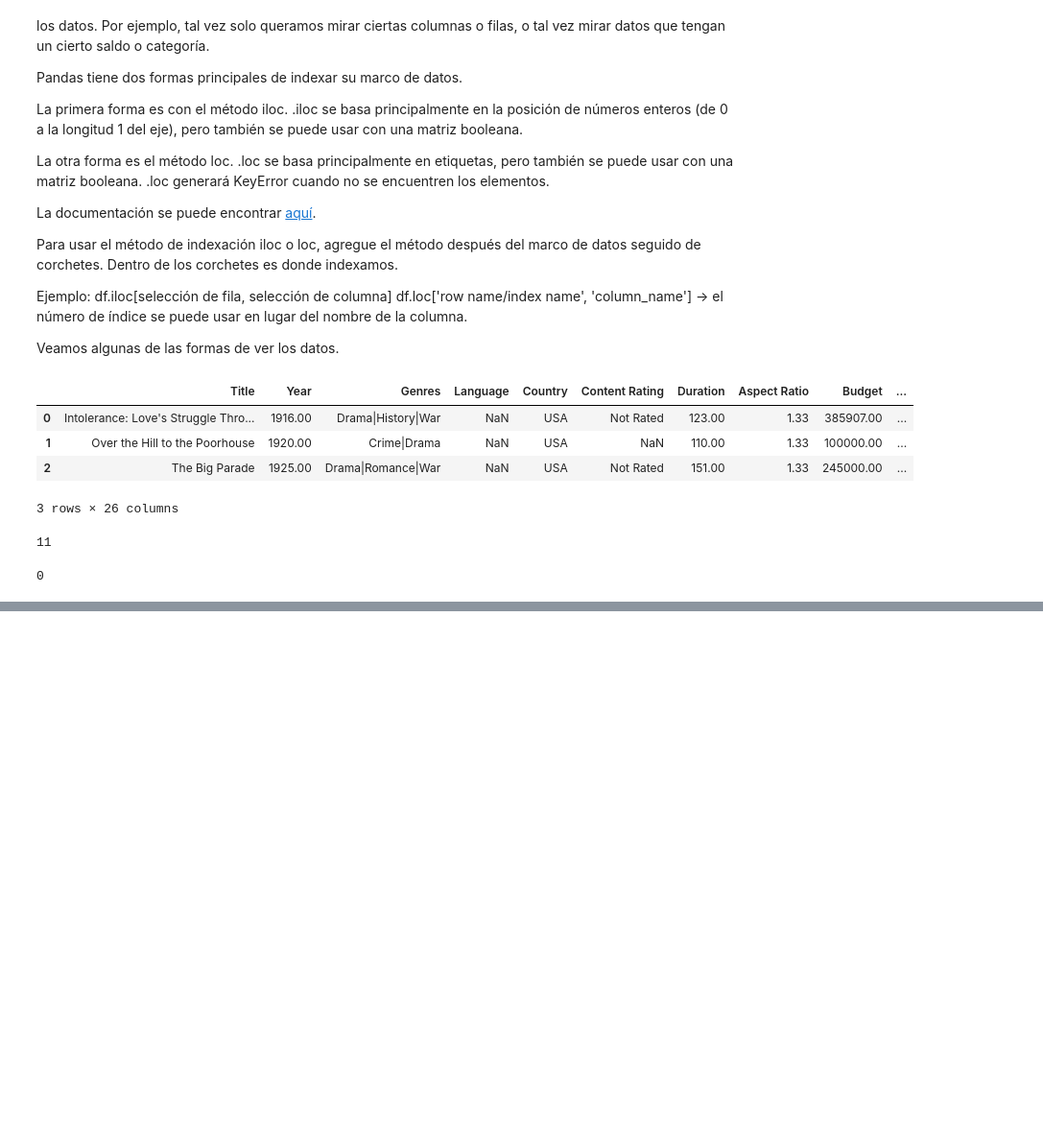
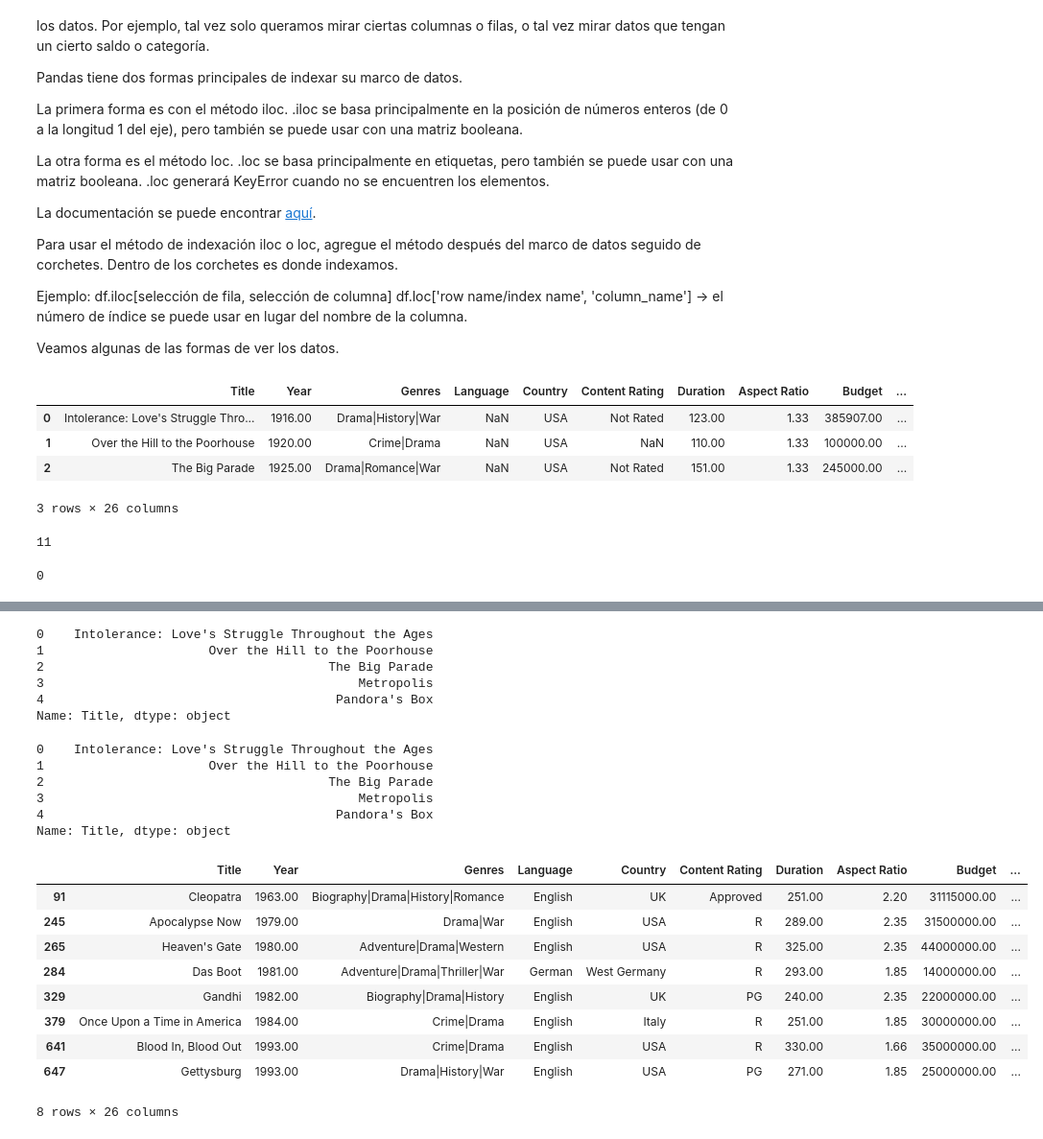
Before and after one commit to christianoliverahuerta/Public, a Jupyter notebook: notebooks/2.-Data-Wrangling/PythonDataAnalysisLibrary.ipynb, the cells around one changed output, grey strips where cells are left out. Shown at 96% size. Saved outputs shown, nothing was run; the diff lists cells and outputs as text; code cells hidden in the pictures; blank space fills up the shorter version.

```diff
--- a/notebooks/2.-Data-Wrangling/PythonDataAnalysisLibrary.ipynb
+++ b/notebooks/2.-Data-Wrangling/PythonDataAnalysisLibrary.ipynb
@@ -375,0 +376,37 @@ Index(['Title', 'Year', 'Genres', 'Language', 'Country', 'Content Rating',
+# %%
+# Para ver una sola columna, use corchetes y agregue el nombre de la columna entre comillas.
+# Veamos una sola columna. agregaremos el método .head() para ver los 5 primeros solo para ahorrar espacio
+movie_df['Title'].head()  # Esto devuelve una serie de pandas, que es solo una columna. Para ver como marco de datos, use corchetes dobles
+                          # movie_df[['Title']].head()
+# %% [output]
+0    Intolerance: Love's Struggle Throughout the Ages
+1                      Over the Hill to the Poorhouse
+2                                      The Big Parade
+3                                          Metropolis
+4                                       Pandora's Box
+Name: Title, dtype: object
+# %%
+# Si tiene encabezados de columna, como en este conjunto de datos de película, también puede usar la sintaxis .column_name
+movie_df.Title.head()
+# %% [output]
+0    Intolerance: Love's Struggle Throughout the Ages
+1                      Over the Hill to the Poorhouse
+2                                      The Big Parade
+3                                          Metropolis
+4                                       Pandora's Box
+Name: Title, dtype: object
+# %%
+# ¿Qué pasa si queremos crear subconjuntos y buscar títulos de películas que tengan una duración mayor o igual a 240 minutos?
+# En lugar de solo el nombre de la columna entre corchetes, agregue el nombre df seguido de la columna que desea filtrar.
+movie_df[movie_df['Duration']>=240]
+# %% [output]
+|  | Title | Year | Genres | Language | Country | Content Rating | Duration | Aspect Ratio | Budget | ... |
+| 91 | Cleopatra | 1963.00 | Biography|Drama|History|Romance | English | UK | Approved | 251.00 | 2.20 | 31115000.00 | ... |
+| 245 | Apocalypse Now | 1979.00 | Drama|War | English | USA | R | 289.00 | 2.35 | 31500000.00 | ... |
+| 265 | Heaven's Gate | 1980.00 | Adventure|Drama|Western | English | USA | R | 325.00 | 2.35 | 44000000.00 | ... |
+| 284 | Das Boot | 1981.00 | Adventure|Drama|Thriller|War | German | West Germany | R | 293.00 | 1.85 | 14000000.00 | ... |
+| 329 | Gandhi | 1982.00 | Biography|Drama|History | English | UK | PG | 240.00 | 2.35 | 22000000.00 | ... |
+| 379 | Once Upon a Time in America | 1984.00 | Crime|Drama | English | Italy | R | 251.00 | 1.85 | 30000000.00 | ... |
+| 641 | Blood In, Blood Out | 1993.00 | Crime|Drama | English | USA | R | 330.00 | 1.66 | 35000000.00 | ... |
+| 647 | Gettysburg | 1993.00 | Drama|History|War | English | USA | PG | 271.00 | 1.85 | 25000000.00 | ... |
+8 rows × 26 columns
```
Also changed, not shown: parts of 7 cells of this notebook, 2 other files.
